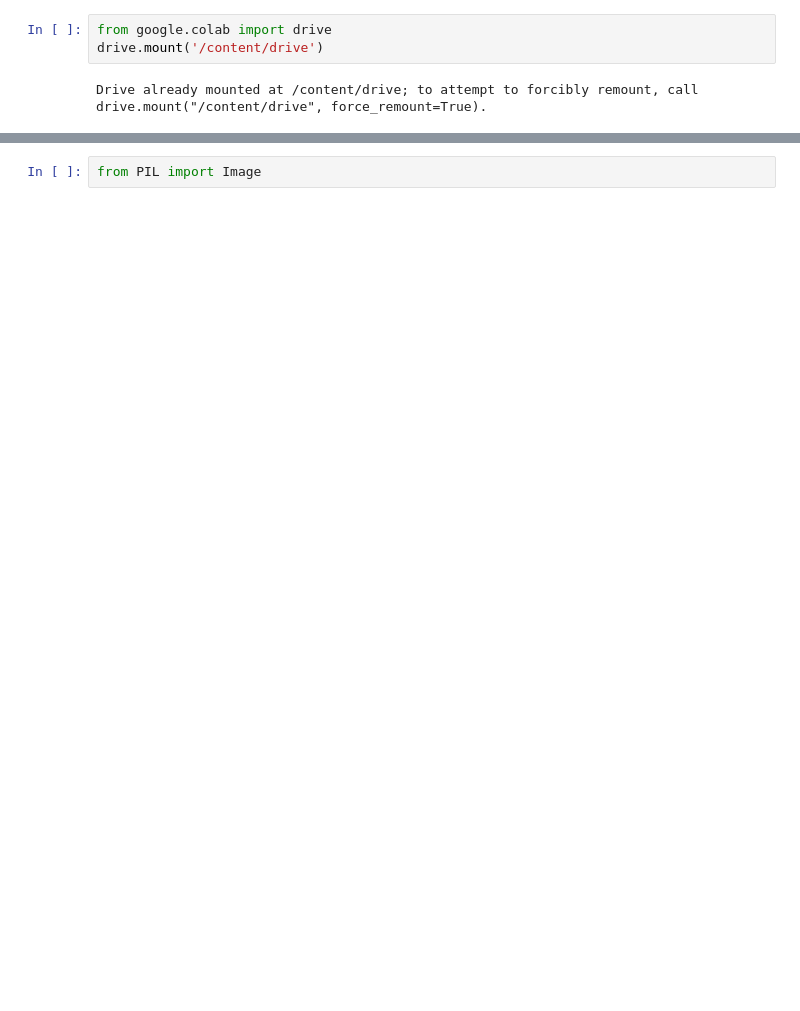
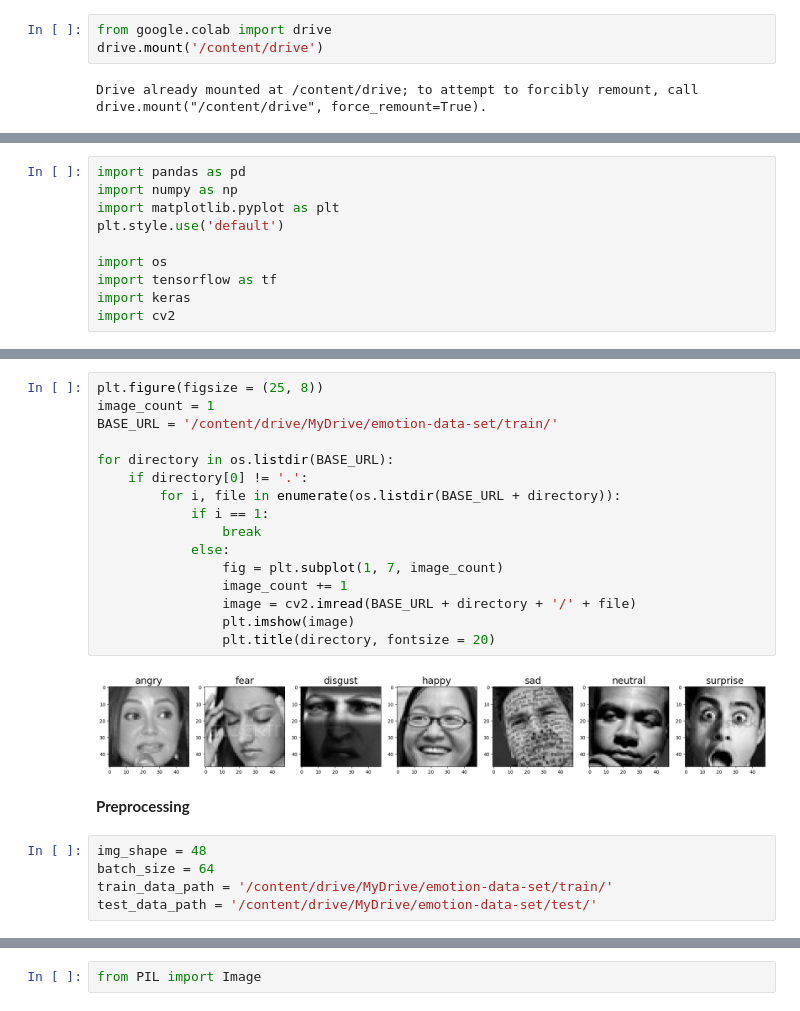
Before and after one commit to peiris830/emo-book-free-thinkers, a Jupyter notebook: EmoBook_Facial_Recognition.ipynb, the cells around one changed output, grey strips where cells are left out. Saved outputs shown, nothing was run; the diff lists cells and outputs as text; blank space fills up the shorter version.

Commit message:
do the pre-processing for the data set

```diff
--- a/EmoBook_Facial_Recognition.ipynb
+++ b/EmoBook_Facial_Recognition.ipynb
@@ -16,0 +8,10 @@ print(train_emotions)
+# %%
+import pandas as pd
+import numpy as np
+import matplotlib.pyplot as plt
+plt.style.use('default')
+
+import os
+import tensorflow as tf
+import keras
+import cv2
@@ -16,0 +47,25 @@ print(train_emotions)
+# %%
+plt.figure(figsize = (25, 8))
+image_count = 1
+BASE_URL = '/content/drive/MyDrive/emotion-data-set/train/'
+
+for directory in os.listdir(BASE_URL):
+    if directory[0] != '.':
+        for i, file in enumerate(os.listdir(BASE_URL + directory)):
+            if i == 1:
+                break
+            else:
+                fig = plt.subplot(1, 7, image_count)
+                image_count += 1
+                image = cv2.imread(BASE_URL + directory + '/' + file)
+                plt.imshow(image)
+                plt.title(directory, fontsize = 20)
+# %% [output]
+[figure, added]
+# %% [markdown]
+**Preprocessing**
+# %%
+img_shape = 48
+batch_size = 64
+train_data_path = '/content/drive/MyDrive/emotion-data-set/train/'
+test_data_path = '/content/drive/MyDrive/emotion-data-set/test/'
```
Also changed, not shown: parts of 5 cells of this notebook.
